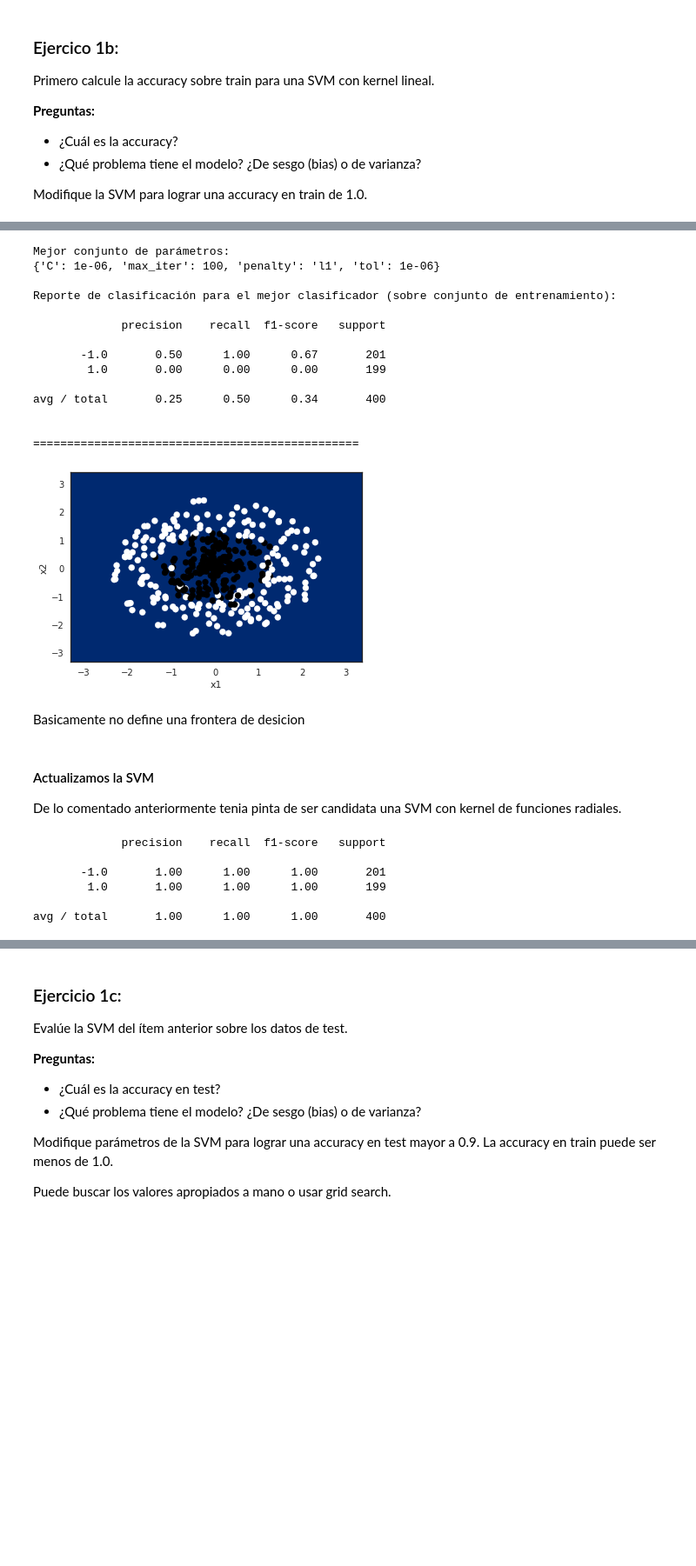
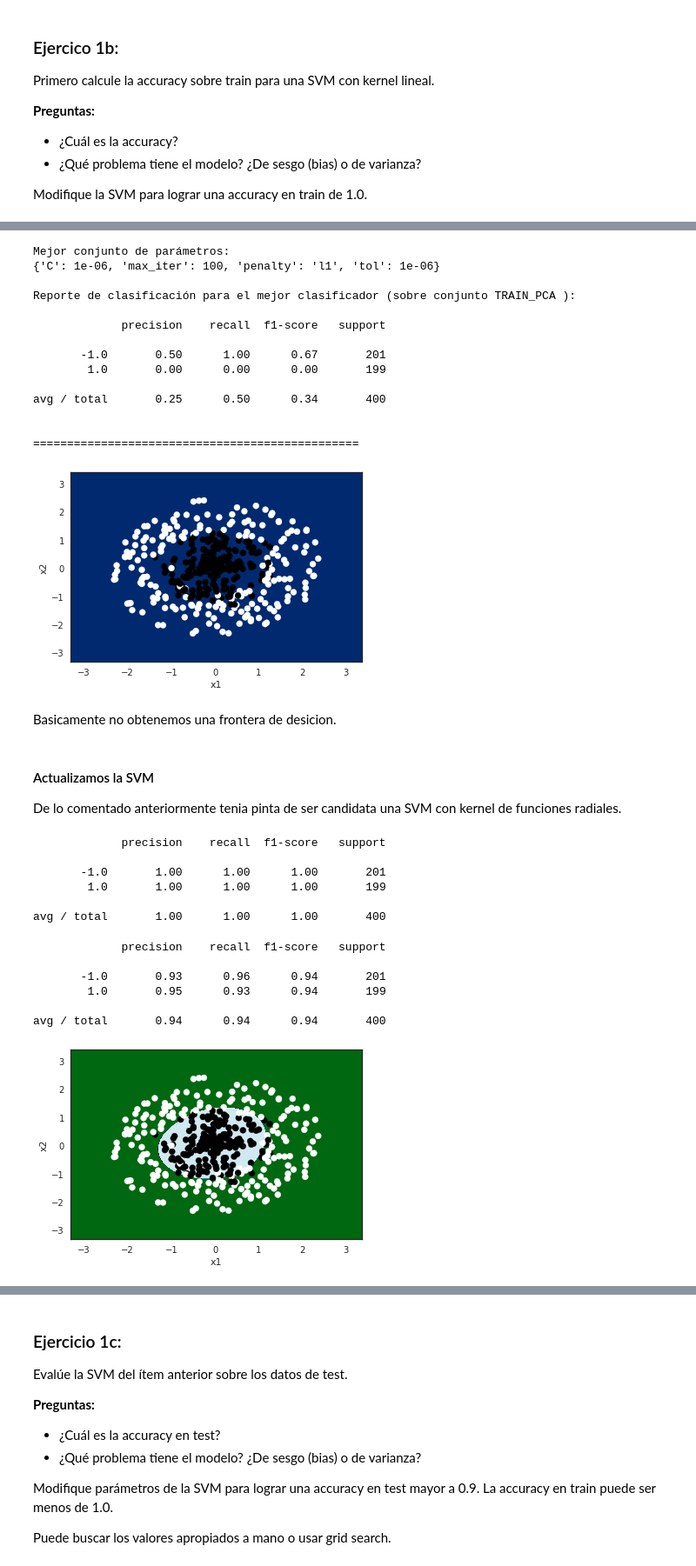
Before and after one commit to felixlapalma/diplodatos-ayv, a Jupyter notebook: as_2018/Lab1_RojoLapalmaFelix.ipynb, the cells around one changed output, grey strips where cells are left out. Shown at 87% size. Drawn from its saved outputs; the diff is of its cells as text; code cells hidden in the pictures; blank space fills up the shorter version.

```diff
--- a/as_2018/Lab1_RojoLapalmaFelix.ipynb
+++ b/as_2018/Lab1_RojoLapalmaFelix.ipynb
@@ -358,14 +327,11 @@ Accuracy: 46
 [figure]
 # %%
 # Haciendo un GridSearchCV SIN PCA
-from sklearn.model_selection import GridSearchCV
-from sklearn.metrics import classification_report, confusion_matrix
-X_case=X_train
-Y_case=Y_train
+X_case=X_train; Y_case=Y_train; case_name= 'TRAIN'
 
 C_OPTIONS = [1e-6,1e-3,1,10,100]
 exploring_params = {'C':C_OPTIONS,'penalty':['l1','l2'],'tol':[1e-6,1e-5,1e-4],'max_iter':[100,1000]}
-m = LinearSVC(random_state=1,dual=False,tol=1e-4,max_iter=10000,penalty='l2')
+m = LinearSVC(random_state=1,dual=False)
 model = GridSearchCV(m, exploring_params, cv=5, scoring='accuracy')
 model.fit(X_case, Y_case)
 
@@ -377,12 +343,12 @@ print(model.best_params_, end="\n\n")
 #for mean, std, params in zip(means, stds, model.cv_results_['params']):
 #    print("Exactitud: %0.3f (+/-%0.03f) para los parámetros %r" % (mean, std ** 2, params))
 #print()
-print("Reporte de clasificación para el mejor clasificador (sobre conjunto de entrenamiento):", end="\n\n")
+print("Reporte de clasificación para el mejor clasificador (sobre conjunto "+ case_name+" ):", end="\n\n")
 y_true, y_pred = Y_case, model.predict(X_case)
 print(classification_report(y_true, y_pred), end="\n\n")
 print("================================================", end="\n\n")
 # plot
-#utils.plot_decision_boundary(lambda x: model.predict(x), X_train_pca.T, Y_train.T)
+#utils.plot_decision_boundary(lambda x: model.predict(x), X_case.T, Y_case.T)
 # %% [output]
 Mejor conjunto de parámetros:
 {'C': 10, 'max_iter': 100, 'penalty': 'l1', 'tol': 1e-06}
@@ -400,14 +366,11 @@ avg / total       0.81      0.72      0.70       400
 ================================================
 # %%
 # Haciendo un GridSearchCV CON PCA
-from sklearn.model_selection import GridSearchCV
-from sklearn.metrics import classification_report, confusion_matrix
-X_case=X_train_pca
-Y_case=Y_train
+X_case=X_train_pca; Y_case=Y_train; case_name= 'TRAIN_PCA'
 
 C_OPTIONS = [1e-6,1e-3,1,10,100]
 exploring_params = {'C':C_OPTIONS,'penalty':['l1','l2'],'tol':[1e-6,1e-5,1e-4],'max_iter':[100,1000]}
-m = LinearSVC(random_state=1,dual=False,tol=1e-4,max_iter=10000,penalty='l2')
+m = LinearSVC(random_state=1,dual=False)
 model = GridSearchCV(m, exploring_params, cv=5, scoring='accuracy')
 model.fit(X_case, Y_case)
 
@@ -419,17 +382,17 @@ print(model.best_params_, end="\n\n")
 #for mean, std, params in zip(means, stds, model.cv_results_['params']):
 #    print("Exactitud: %0.3f (+/-%0.03f) para los parámetros %r" % (mean, std ** 2, params))
 #print()
-print("Reporte de clasificación para el mejor clasificador (sobre conjunto de entrenamiento):", end="\n\n")
+print("Reporte de clasificación para el mejor clasificador (sobre conjunto "+ case_name+" ):", end="\n\n")
 y_true, y_pred = Y_case, model.predict(X_case)
 print(classification_report(y_true, y_pred), end="\n\n")
 print("================================================", end="\n\n")
 # plot
-utils.plot_decision_boundary(lambda x: model.predict(x), X_train_pca.T, Y_train.T)
+utils.plot_decision_boundary(lambda x: model.predict(x), X_case.T, Y_case.T)
 # %% [output]
 Mejor conjunto de parámetros:
 {'C': 1e-06, 'max_iter': 100, 'penalty': 'l1', 'tol': 1e-06}
 
-Reporte de clasificación para el mejor clasificador (sobre conjunto de entrenamiento):
+Reporte de clasificación para el mejor clasificador (sobre conjunto TRAIN_PCA ):
 
              precision    recall  f1-score   support
 
@@ -442,21 +405,38 @@ avg / total       0.25      0.50      0.34       400
 ================================================
 [figure]
 # %% [markdown]
-Basicamente no define una frontera de desicion
+Basicamente no obtenemos una frontera de desicion.
 # %% [markdown]
 #### Actualizamos la SVM
 De lo comentado anteriormente tenia pinta de ser candidata una SVM con kernel de funciones radiales.
-# %%
-# Sin GridSearch
-clf = SVC(kernel="rbf",random_state=1)
-clf.fit(X_train, Y_train);
-#utils.plot_decision_boundary(lambda x: clf.predict(x), X_train.T, Y_train.T)
-predictions = clf.predict(X_train)
-print(classification_report(Y_train, predictions), end="\n\n")
-# %% [output]
-             precision    recall  f1-score   support
-
-       -1.0       1.00      1.00      1.00       201
-        1.0       1.00      1.00      1.00       199
-
-avg / total       1.00      1.00      1.00       400
+# %%
+# Sin GridSearch
+X_case=X_train;Y_case=Y_train; case_name= 'TRAIN'
+model = SVC(kernel="rbf",random_state=1)
+model.fit(X_case, Y_case)
+Y_case_pred = model.predict(X_case)
+print(classification_report(Y_case, Y_case_pred), end="\n\n")
+#utils.plot_decision_boundary(lambda x: model.predict(x), X_case.T, Y_case.T)
+# %% [output]
+             precision    recall  f1-score   support
+
+       -1.0       1.00      1.00      1.00       201
+        1.0       1.00      1.00      1.00       199
+
+avg / total       1.00      1.00      1.00       400
+# %%
+# Sin GridSearch con PCA
+X_case=X_train_pca;Y_case=Y_train; case_name= 'TRAIN_PCA'
+model = SVC(kernel="rbf",random_state=1)
+model.fit(X_case, Y_case)
+Y_case_pred = model.predict(X_case)
+print(classification_report(Y_case, Y_case_pred), end="\n\n")
+utils.plot_decision_boundary(lambda x: model.predict(x), X_case.T, Y_case.T)
+# %% [output]
+             precision    recall  f1-score   support
+
+       -1.0       0.93      0.96      0.94       201
+        1.0       0.95      0.93      0.94       199
+
+avg / total       0.94      0.94      0.94       400
+[figure, added]
```
Also changed, not shown: parts of 14 cells of this notebook.
